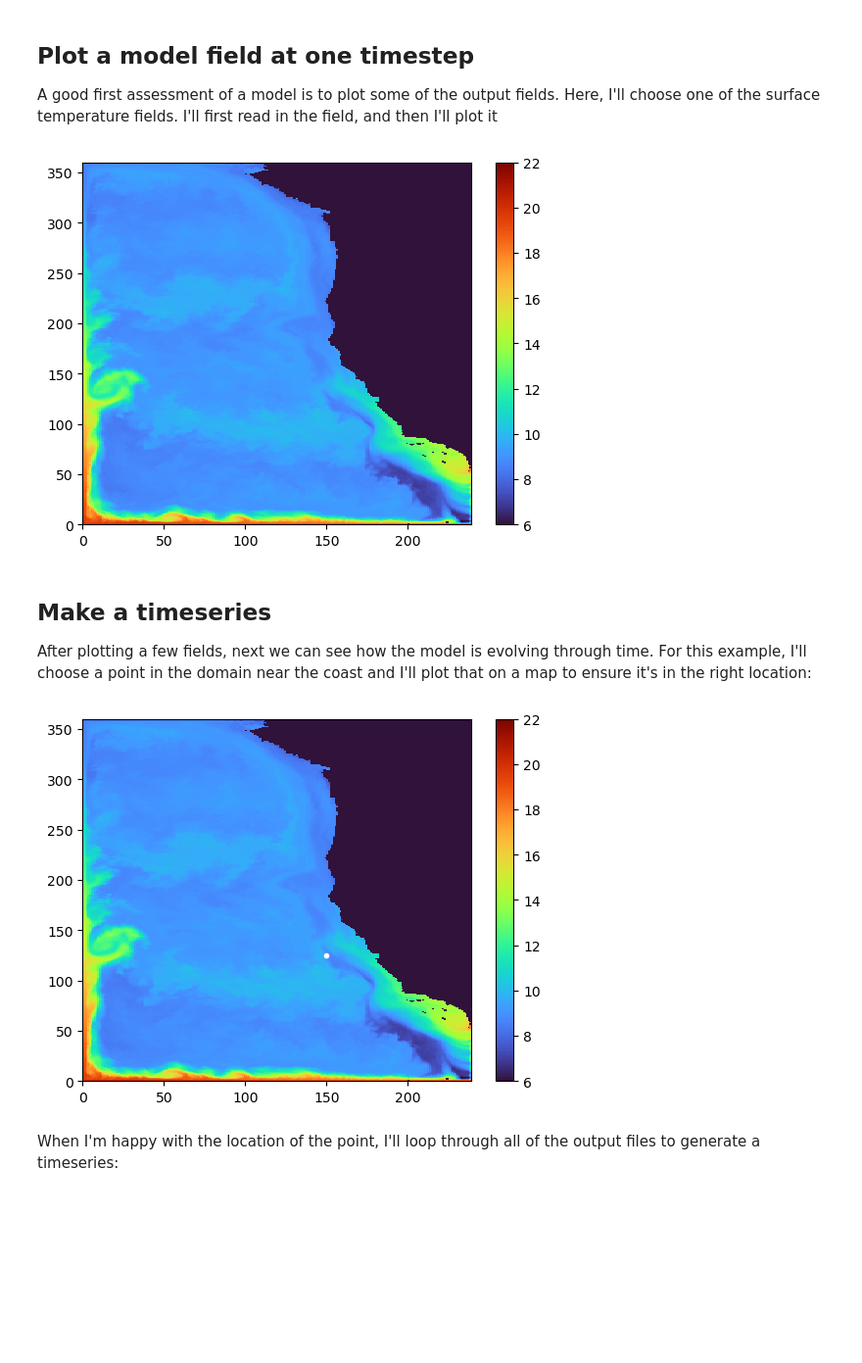
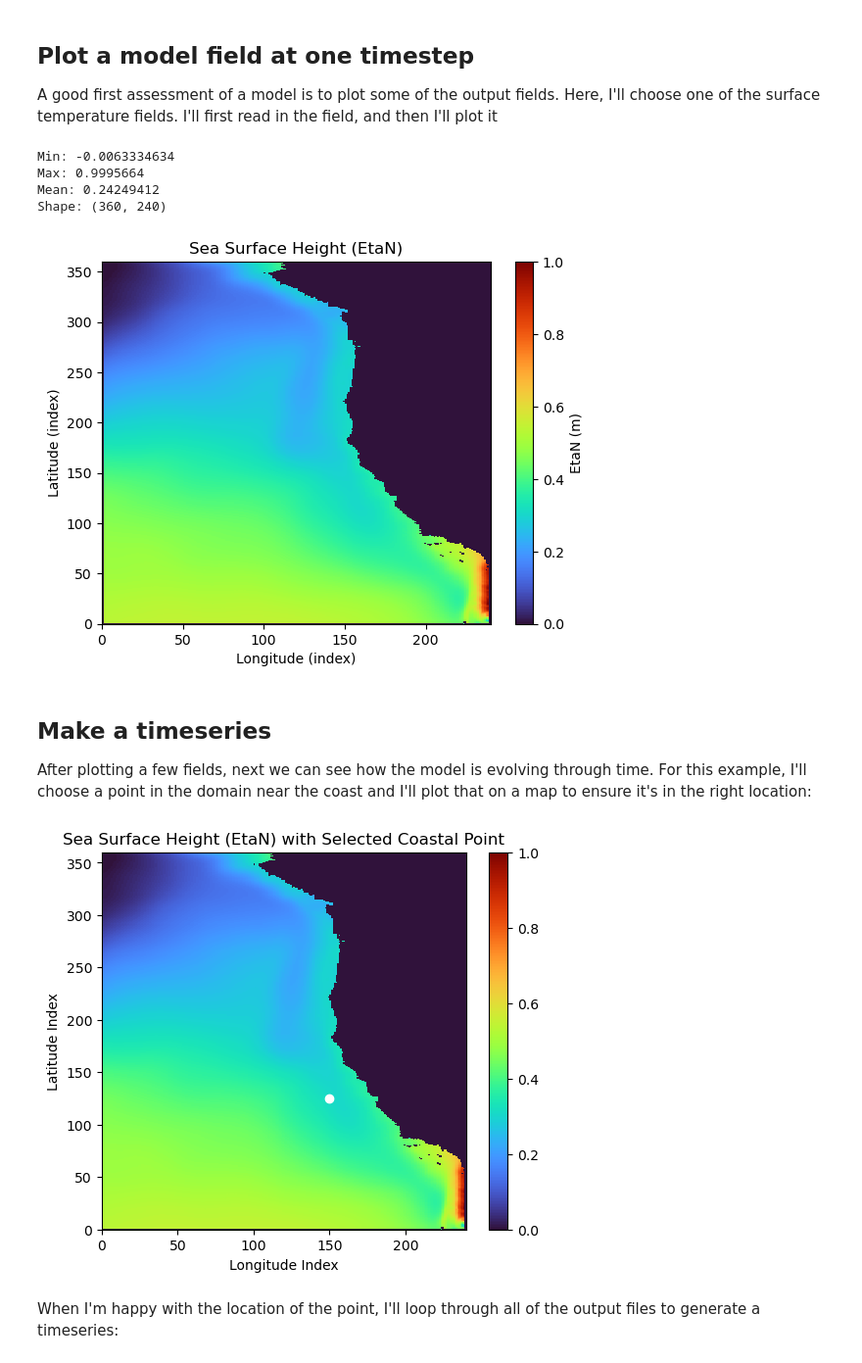
Before and after one commit to stomSJSU/cs185c_spring2025, a Jupyter notebook: project/notebooks/Analyzing Model Results.ipynb, the cells around one changed output. Shown: that part at 98% size. Cells and saved outputs as stored; diff of their text form; code cells hidden in the pictures; blank space fills up the shorter version.

```diff
--- a/project/notebooks/Analyzing Model Results.ipynb
+++ b/project/notebooks/Analyzing Model Results.ipynb
@@ -34,27 +34,46 @@ XC, YC = np.meshgrid(xc, yc)
 ## Plot a model field at one timestep
 A good first assessment of a model is to plot some of the output fields. Here, I'll choose one of the surface temperature fields. I'll first read in the field, and then I'll plot it
 # %%
-grid = np.fromfile(os.path.join(run_dir,'TS_surf_daily_mean',
-                                'TS_surf_daily_mean.0000015552.data'), '>f4')
-grid = grid.reshape((2,n_rows,n_cols))
+grid = np.fromfile(os.path.join(run_dir,'EtaN_day_snap',
+                                'EtaN_day_snap.0000000432.data'), '>f4')
+grid = grid.reshape((n_rows,n_cols))
+
+# Check values
+print("Min:", np.min(grid))
+print("Max:", np.max(grid))
+print("Mean:", np.mean(grid))
+print("Shape:", grid.shape)
+# %% [output]
+Min: -0.0063334634
+Max: 0.9995664
+Mean: 0.24249412
+Shape: (360, 240)
 # %%
-C = plt.pcolormesh(grid[0,:,:-1], cmap='turbo', vmin=6,vmax=22)
-plt.colorbar(C)
+C = plt.pcolormesh(grid, cmap='turbo', vmin=0.0, vmax=1.0)
+plt.colorbar(C, label='EtaN (m)')
+plt.title("Sea Surface Height (EtaN)")
+plt.xlabel("Longitude (index)")
+plt.ylabel("Latitude (index)")
 plt.show()
 # %% [output]
-[figure, old version]
+[figure, new version]
 # %% [markdown]
 ## Make a timeseries
 After plotting a few fields, next we can see how the model is evolving through time. For this example, I'll choose a point in the domain near the coast and I'll plot that on a map to ensure it's in the right location:
 # %%
 row = 125
 col = 150
-C = plt.pcolormesh(grid[0,:,:-1], cmap='turbo', vmin=6,vmax=22)
-plt.plot(col,row,'w.')
+
+plt.figure(figsize=(6, 5))
+C = plt.pcolormesh(grid, cmap='turbo', vmin=0.0, vmax=1.0)
+plt.plot(col, row, 'wo')
 plt.colorbar(C)
+plt.title("Sea Surface Height (EtaN) with Selected Coastal Point")
+plt.xlabel("Longitude Index")
+plt.ylabel("Latitude Index")
 plt.show()
 # %% [output]
-[figure, old version]
+[figure, new version]
 # %% [markdown]
 When I'm happy with the location of the point, I'll loop through all of the output files to generate a timeseries:
 # %%
```
Also changed, not shown: parts of 5 cells of this notebook, 1 other file.
